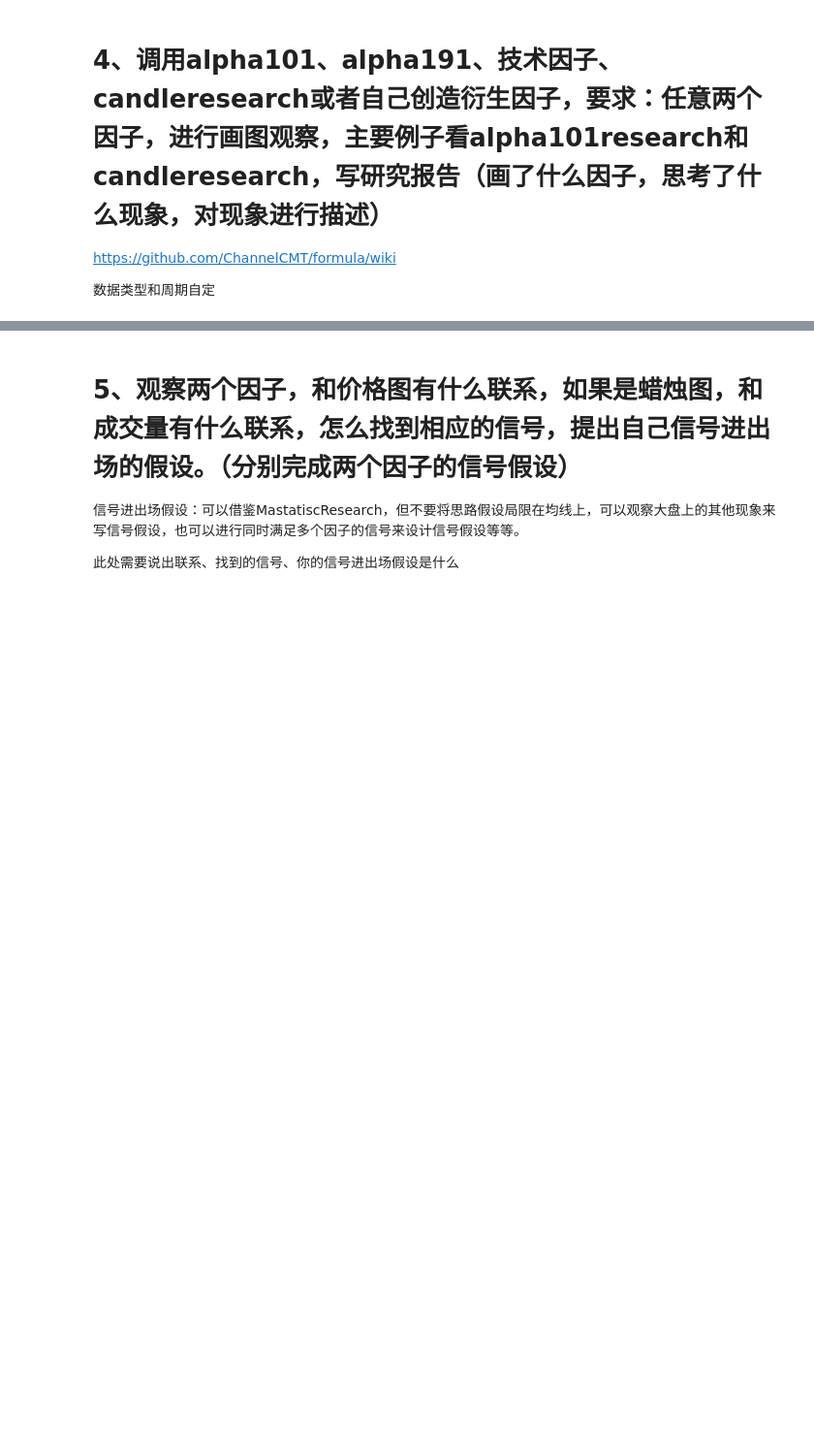
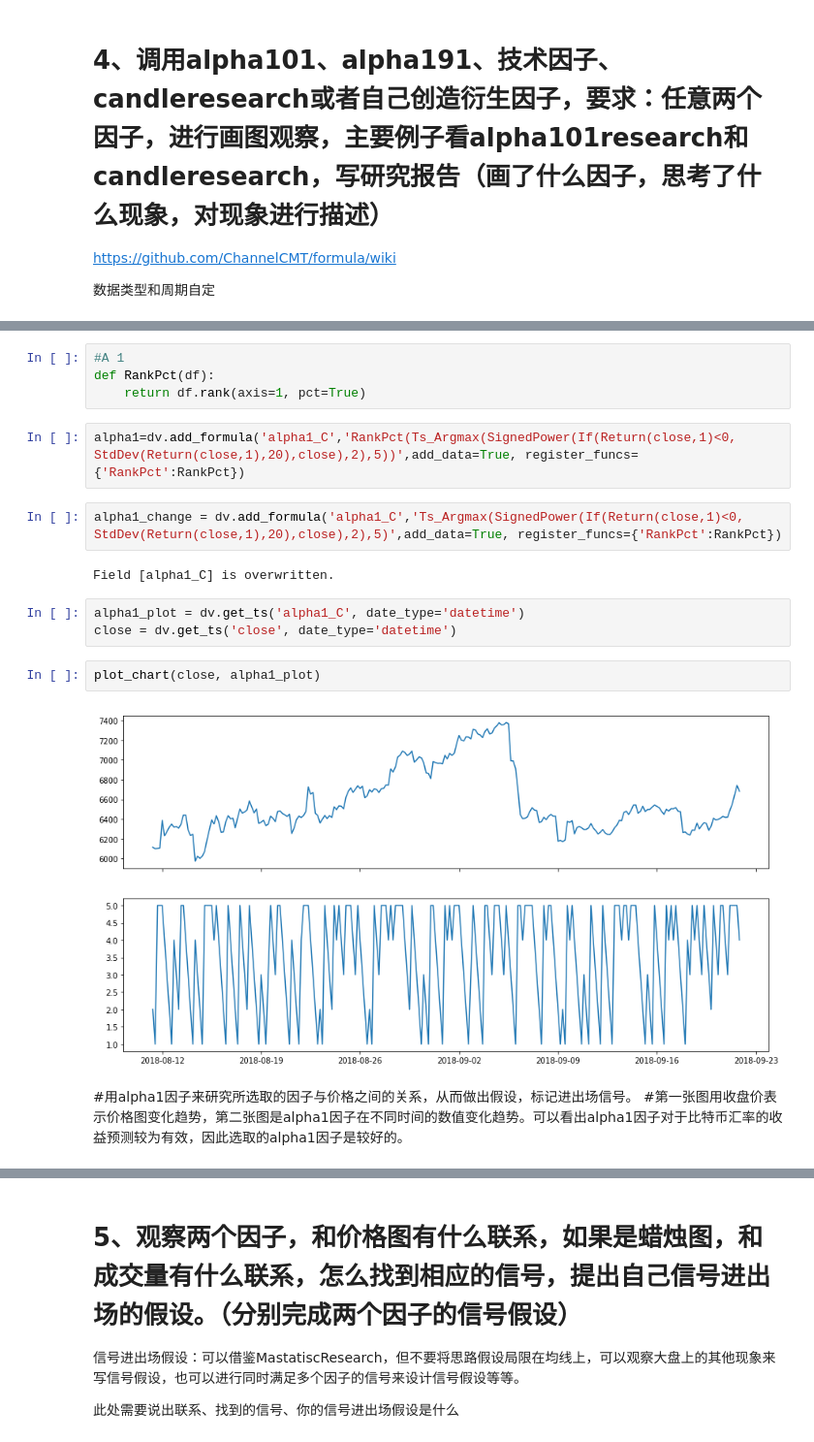
Before and after one commit to Cecillia123/-, a Jupyter notebook: 数据获取与因子绩效试题.ipynb, the cells around one changed output, grey strips where cells are left out. Shown at 97% size. Cells and saved outputs as stored; diff of their text form; blank space fills up the shorter version.

```diff
--- a/数据获取与因子绩效试题.ipynb
+++ b/数据获取与因子绩效试题.ipynb
@@ -280,0 +314,20 @@ https://github.com/ChannelCMT/formula/wiki
+# %%
+#A 1
+def RankPct(df):
+    return df.rank(axis=1, pct=True)
+# %%
+alpha1=dv.add_formula('alpha1_C','RankPct(Ts_Argmax(SignedPower(If(Return(close,1)<0, StdDev(Return(close,1),20),close),2),5))',add_data=True, register_funcs={'RankPct':RankPct})
+# %%
+alpha1_change = dv.add_formula('alpha1_C','Ts_Argmax(SignedPower(If(Return(close,1)<0, StdDev(Return(close,1),20),close),2),5)',add_data=True, register_funcs={'RankPct':RankPct})
+# %% [output]
+Field [alpha1_C] is overwritten.
+# %%
+alpha1_plot = dv.get_ts('alpha1_C', date_type='datetime')
+close = dv.get_ts('close', date_type='datetime')
+# %%
+plot_chart(close, alpha1_plot)
+# %% [output]
+[figure, added]
+# %% [markdown]
+#用alpha1因子来研究所选取的因子与价格之间的关系，从而做出假设，标记进出场信号。
+#第一张图用收盘价表示价格图变化趋势，第二张图是alpha1因子在不同时间的数值变化趋势。可以看出alpha1因子对于比特币汇率的收益预测较为有效，因此选取的alpha1因子是较好的。
```
Also changed, not shown: parts of 13 cells of this notebook.
